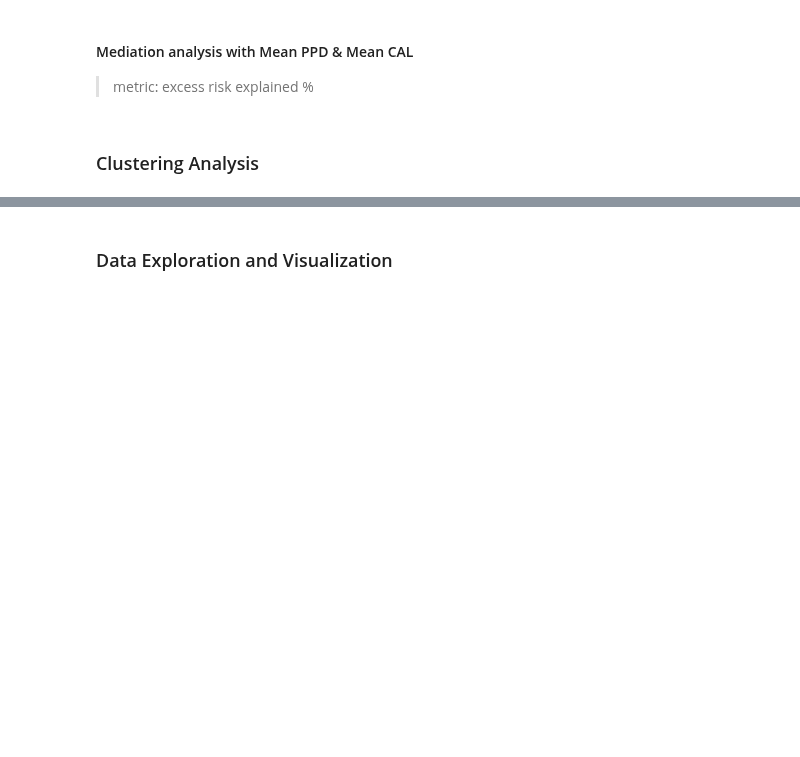
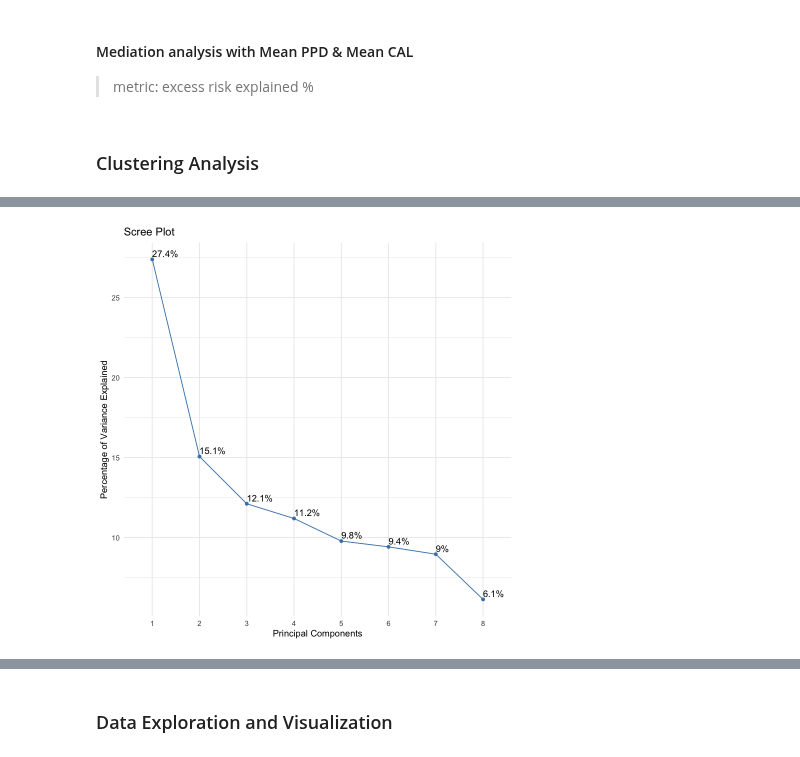
Before and after one commit to silvano315/Med-Physics, a Jupyter notebook: notebooks/NHANES_periodontal_analysis.ipynb, the cells around one changed output, grey strips where cells are left out. Cells and saved outputs as stored; diff of their text form; code cells hidden in the pictures; blank space fills up the shorter version.

```diff
--- a/notebooks/NHANES_periodontal_analysis.ipynb
+++ b/notebooks/NHANES_periodontal_analysis.ipynb
@@ -3682,0 +3681,8 @@ covariates <- c(
+# %%
+# PCA
+
+pca <- prcomp(df[intrinsic_vars],
+              scale = T,
+              center = T)
+
+summary(pca)
@@ -3682,0 +3699,16 @@ covariates <- c(
+# %%
+# screeplot
+
+library(factoextra)
+
+fviz_screeplot(pca,
+               geom = "line",
+               linecolor = "steelblue",
+               linetype = "solid",
+               addlabels = TRUE) +
+  theme_minimal() +
+  labs(title = "Scree Plot",
+       x = "Principal Components",
+       y = "Percentage of Variance Explained")
+# %% [output]
+[figure, added]
```
Also changed, not shown: parts of 15 cells of this notebook.
